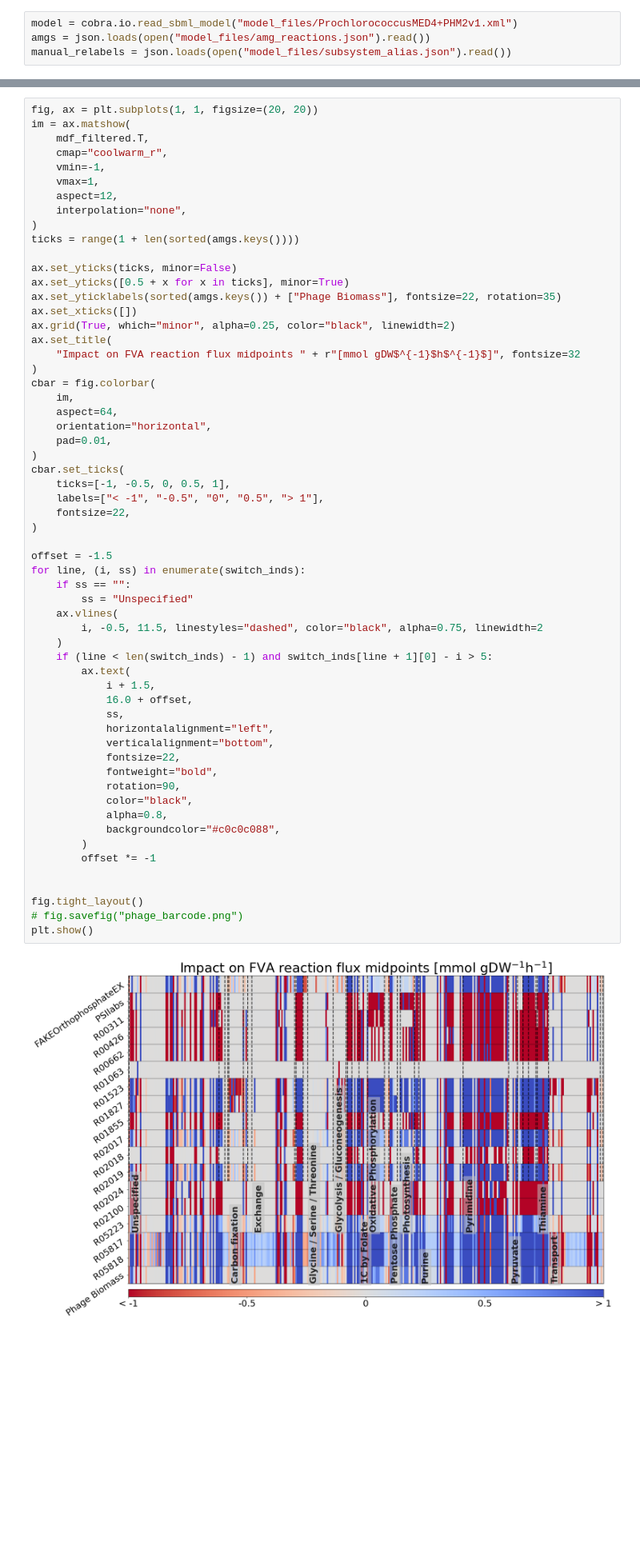
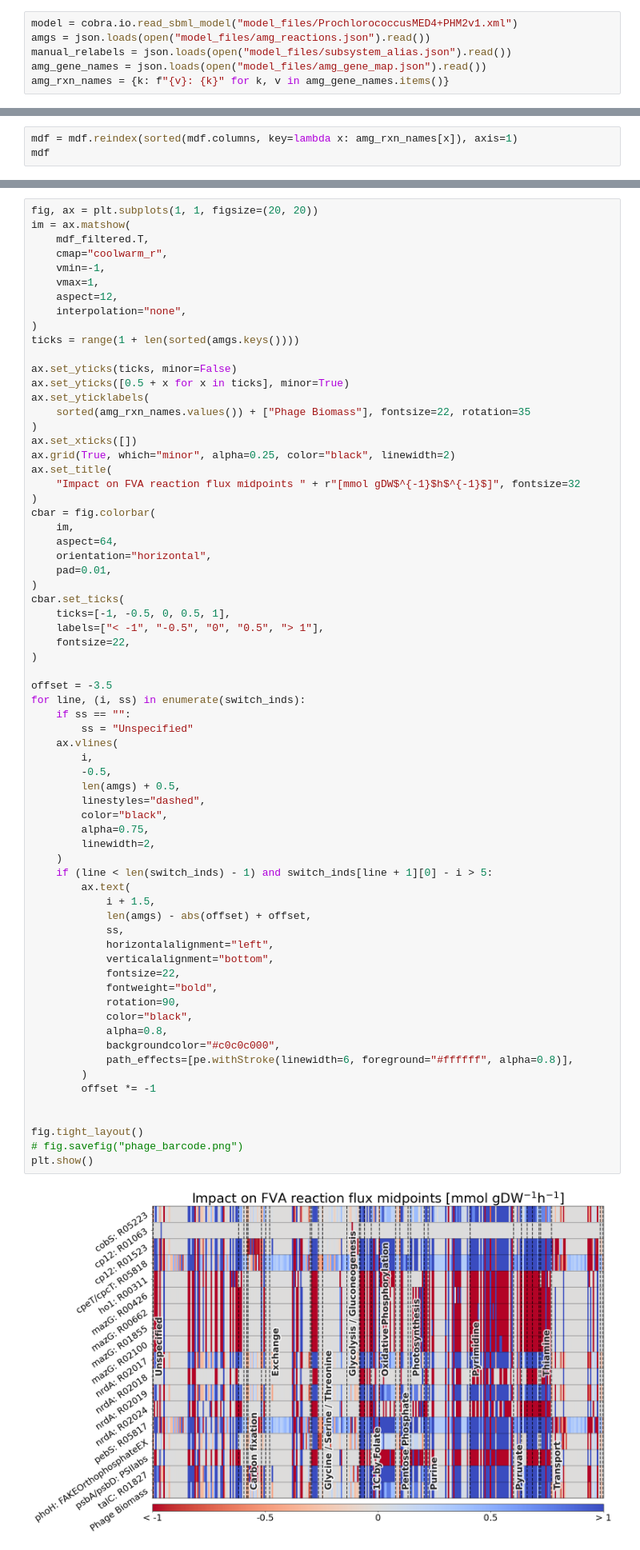
Before and after one commit to NWBRaVE/p-hm2-amgs-in-med4, a Jupyter notebook: phage_biomass_impact.ipynb, the cells around one changed output, grey strips where cells are left out. Shown at 80% size. Drawn from its saved outputs; the diff is of its cells as text; blank space fills up the shorter version.

Commit message:
reran results with extra amgs and gene names in labels

```diff
--- a/phage_biomass_impact.ipynb
+++ b/phage_biomass_impact.ipynb
@@ -12,6 +13,8 @@ from plotting_utils import plot_impact_graph
 model = cobra.io.read_sbml_model("model_files/ProchlorococcusMED4+PHM2v1.xml")
 amgs = json.loads(open("model_files/amg_reactions.json").read())
 manual_relabels = json.loads(open("model_files/subsystem_alias.json").read())
+amg_gene_names = json.loads(open("model_files/amg_gene_map.json").read())
+amg_rxn_names = {k: f"{v}: {k}" for k, v in amg_gene_names.items()}
 # %%
 with model as healthy:
     fva_healthy = cobra.flux_analysis.flux_variability_analysis(healthy)
@@ -178,3 +189,6 @@ for amg, fva in sorted(amg_fvas.items()):
     mid_diff = mids - hmid
     mdiffs[amg] = mid_diff
 mdf = pd.DataFrame(mdiffs)
+# %%
+mdf = mdf.reindex(sorted(mdf.columns, key=lambda x: amg_rxn_names[x]), axis=1)
+mdf
@@ -211,7 +239,9 @@ ticks = range(1 + len(sorted(amgs.keys())))
 
 ax.set_yticks(ticks, minor=False)
 ax.set_yticks([0.5 + x for x in ticks], minor=True)
-ax.set_yticklabels(sorted(amgs.keys()) + ["Phage Biomass"], fontsize=22, rotation=35)
+ax.set_yticklabels(
+    sorted(amg_rxn_names.values()) + ["Phage Biomass"], fontsize=22, rotation=35
+)
 ax.set_xticks([])
 ax.grid(True, which="minor", alpha=0.25, color="black", linewidth=2)
 ax.set_title(
@@ -226,38 +256,45 @@ cbar = fig.colorbar(
 cbar.set_ticks(
     ticks=[-1, -0.5, 0, 0.5, 1],
     labels=["< -1", "-0.5", "0", "0.5", "> 1"],
     fontsize=22,
 )
 
-offset = -1.5
+offset = -3.5
 for line, (i, ss) in enumerate(switch_inds):
     if ss == "":
         ss = "Unspecified"
     ax.vlines(
-        i, -0.5, 11.5, linestyles="dashed", color="black", alpha=0.75, linewidth=2
+        i,
+        -0.5,
+        len(amgs) + 0.5,
+        linestyles="dashed",
+        color="black",
+        alpha=0.75,
+        linewidth=2,
     )
     if (line < len(switch_inds) - 1) and switch_inds[line + 1][0] - i > 5:
         ax.text(
             i + 1.5,
-            16.0 + offset,
+            len(amgs) - abs(offset) + offset,
             ss,
             horizontalalignment="left",
             verticalalignment="bottom",
             fontsize=22,
             fontweight="bold",
             rotation=90,
             color="black",
             alpha=0.8,
-            backgroundcolor="#c0c0c088",
+            backgroundcolor="#c0c0c000",
+            path_effects=[pe.withStroke(linewidth=6, foreground="#ffffff", alpha=0.8)],
         )
         offset *= -1
 
 
 fig.tight_layout()
 # fig.savefig("phage_barcode.png")
 plt.show()
 # %% [output]
-[figure, old version]
+[figure, new version]
 # %%
 pcadf = pd.concat([mdf.iloc[:, 0] * 0, mdf], axis=1)
 pcadf.columns = ["No AMG"] + list(mdf.columns)
```
Also changed, not shown: parts of 8 cells of this notebook, 2 other files.
